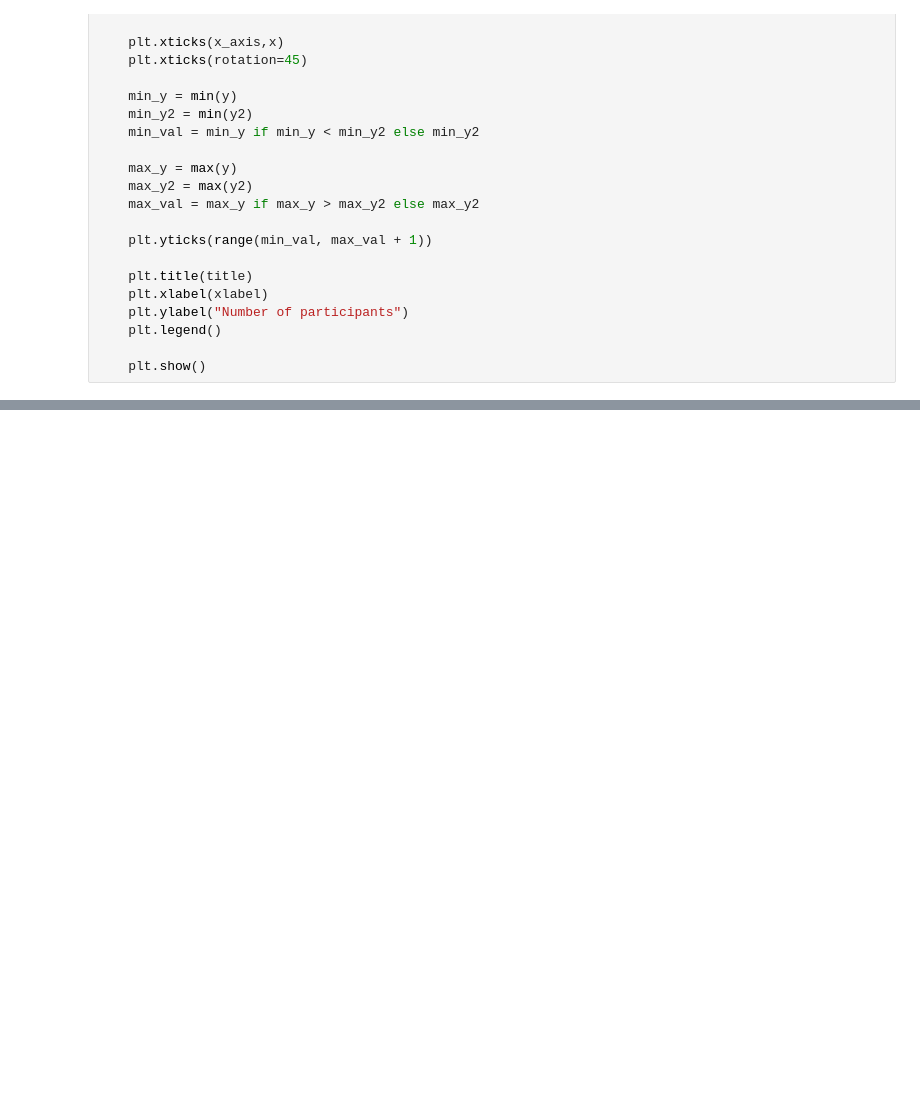
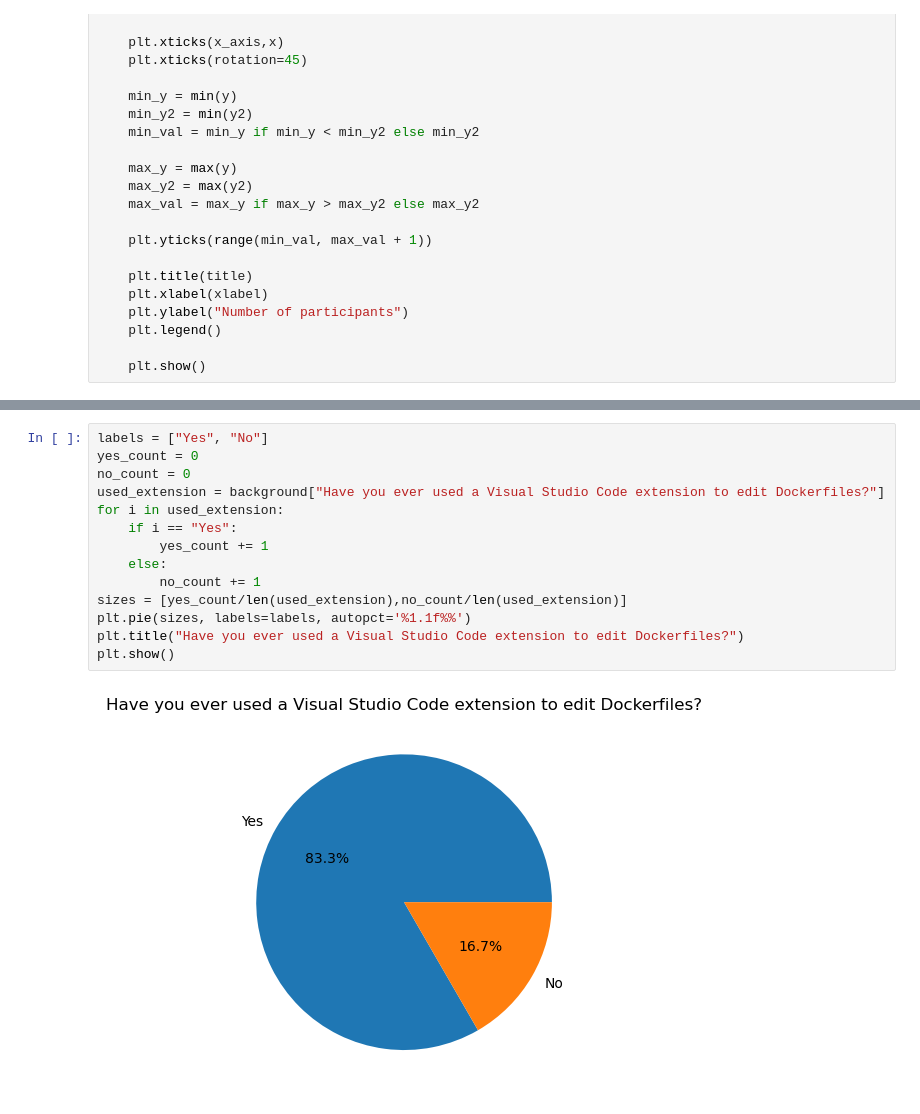
Before and after one commit to matosjoaops/dockerlive-study-data, a Jupyter notebook: initial_questionnaire.ipynb, the cells around one changed output, grey strips where cells are left out. Cells and saved outputs as stored; diff of their text form; blank space fills up the shorter version.

Commit message:
Adding new columns to background data

```diff
--- a/initial_questionnaire.ipynb
+++ b/initial_questionnaire.ipynb
@@ -145,0 +154,16 @@ plot_question("Approximately how many Dockerfiles have you edited?", "Number of
+# %%
+labels = ["Yes", "No"]
+yes_count = 0
+no_count = 0
+used_extension = background["Have you ever used a Visual Studio Code extension to edit Dockerfiles?"]
+for i in used_extension:
+    if i == "Yes":
+        yes_count += 1
+    else:
+        no_count += 1
+sizes = [yes_count/len(used_extension),no_count/len(used_extension)]
+plt.pie(sizes, labels=labels, autopct='%1.1f%%')
+plt.title("Have you ever used a Visual Studio Code extension to edit Dockerfiles?")
+plt.show()
+# %% [output]
+[figure, added]
```
Also changed, not shown: parts of 6 cells of this notebook, 2 other files.
